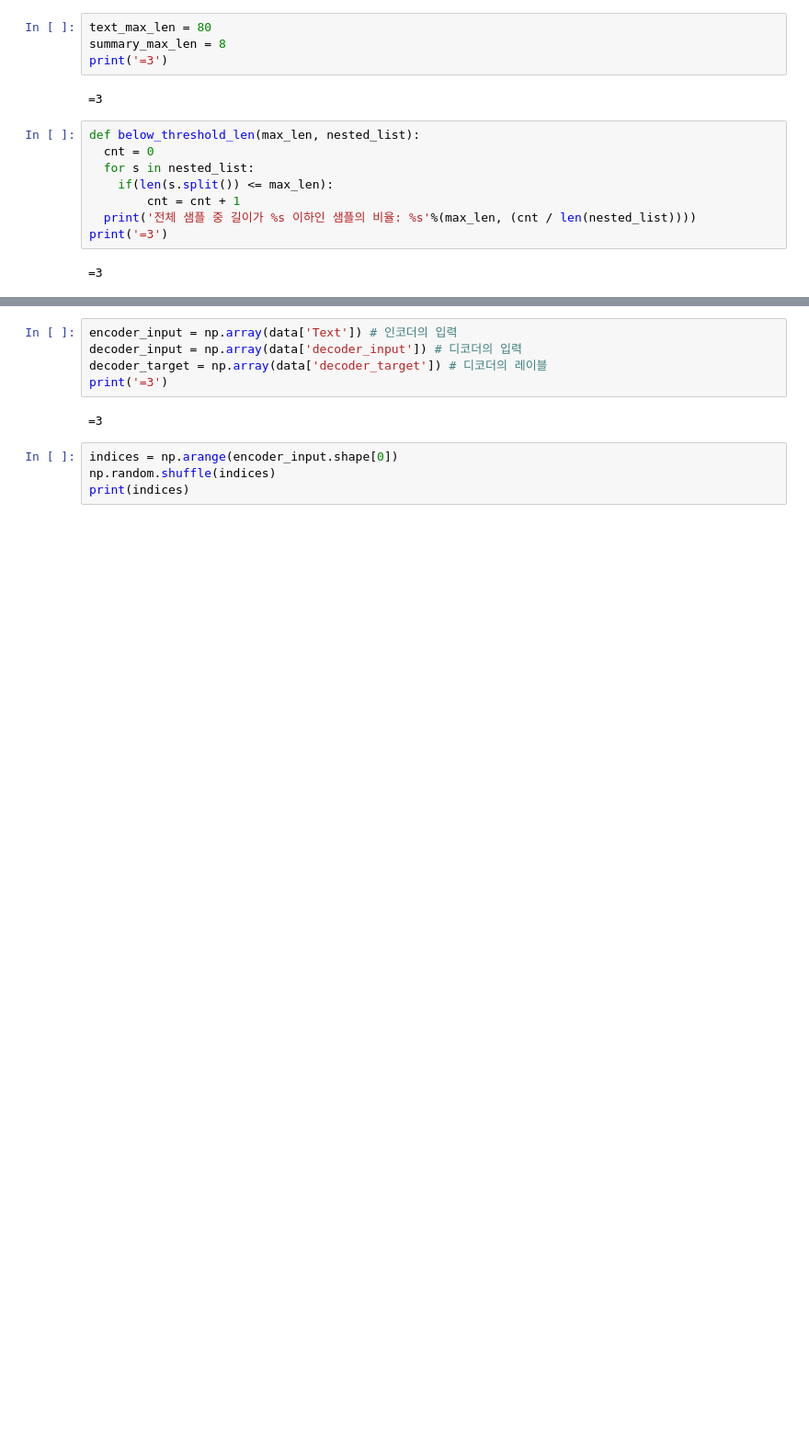
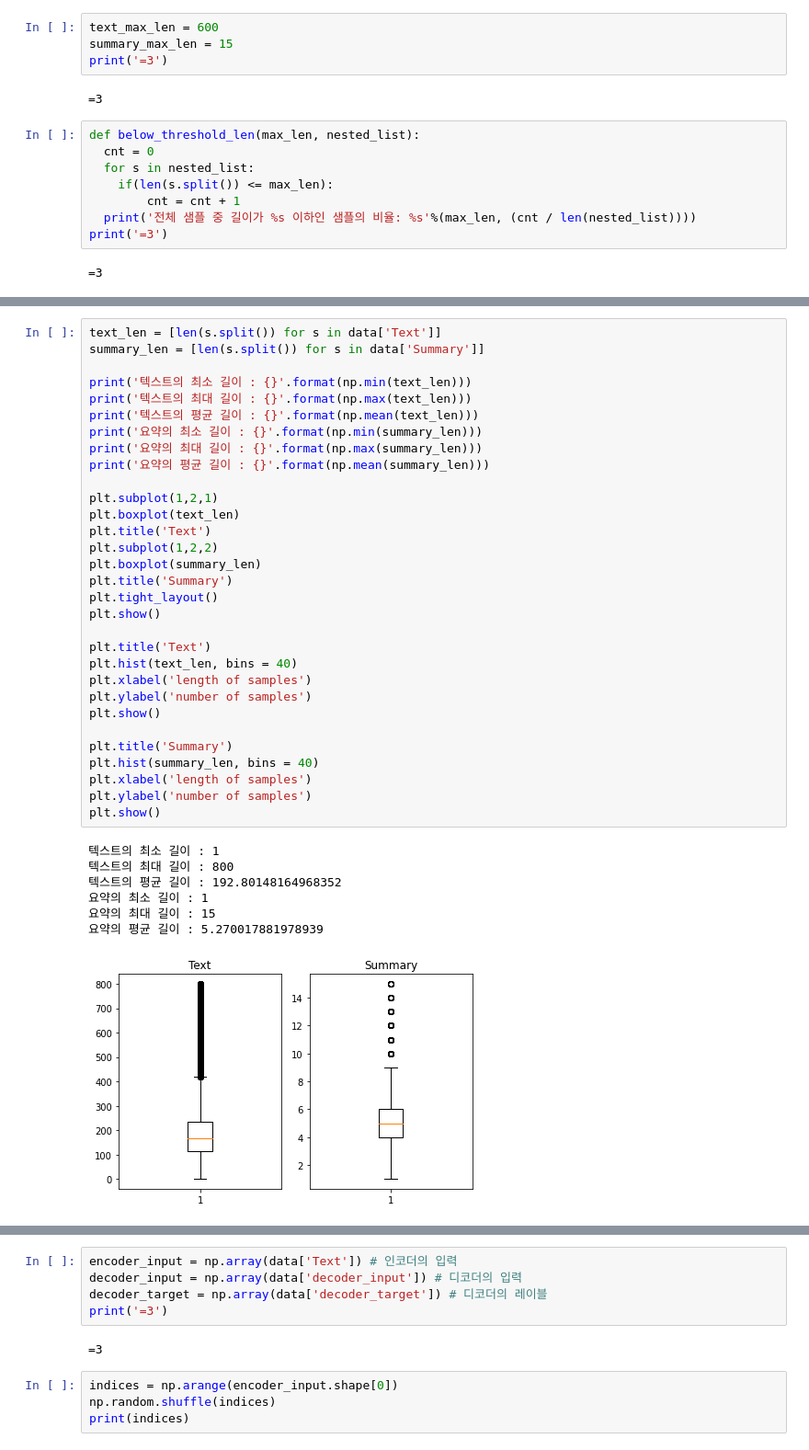
Before and after one commit to SunCreation/myalgo, a Jupyter notebook: lms/nlp/summary/news.ipynb, the cells around one changed output, grey strips where cells are left out. Shown: that part at 92% size. Drawn from its saved outputs; the diff is of its cells as text; blank space fills up the shorter version.

```diff
--- a/lms/nlp/summary/news.ipynb
+++ b/lms/nlp/summary/news.ipynb
@@ -233,6 +254,6 @@ plt.show()
 # %%
-text_max_len = 80
-summary_max_len = 8
+text_max_len = 600
+summary_max_len = 15
 print('=3')
 # %% [output]
 =3
@@ -260,0 +282,39 @@ print('전체 샘플수 :', (len(data)))
+# %%
+text_len = [len(s.split()) for s in data['Text']]
+summary_len = [len(s.split()) for s in data['Summary']]
+
+print('텍스트의 최소 길이 : {}'.format(np.min(text_len)))
+print('텍스트의 최대 길이 : {}'.format(np.max(text_len)))
+print('텍스트의 평균 길이 : {}'.format(np.mean(text_len)))
+print('요약의 최소 길이 : {}'.format(np.min(summary_len)))
+print('요약의 최대 길이 : {}'.format(np.max(summary_len)))
+print('요약의 평균 길이 : {}'.format(np.mean(summary_len)))
+
+plt.subplot(1,2,1)
+plt.boxplot(text_len)
+plt.title('Text')
+plt.subplot(1,2,2)
+plt.boxplot(summary_len)
+plt.title('Summary')
+plt.tight_layout()
+plt.show()
+
+plt.title('Text')
+plt.hist(text_len, bins = 40)
+plt.xlabel('length of samples')
+plt.ylabel('number of samples')
+plt.show()
+
+plt.title('Summary')
+plt.hist(summary_len, bins = 40)
+plt.xlabel('length of samples')
+plt.ylabel('number of samples')
+plt.show()
+# %% [output]
+텍스트의 최소 길이 : 1
+텍스트의 최대 길이 : 800
+텍스트의 평균 길이 : 192.80148164968352
+요약의 최소 길이 : 1
+요약의 최대 길이 : 15
+요약의 평균 길이 : 5.270017881978939
+[figure, added]
```
Also changed, not shown: parts of 46 cells of this notebook, 5 other files.
